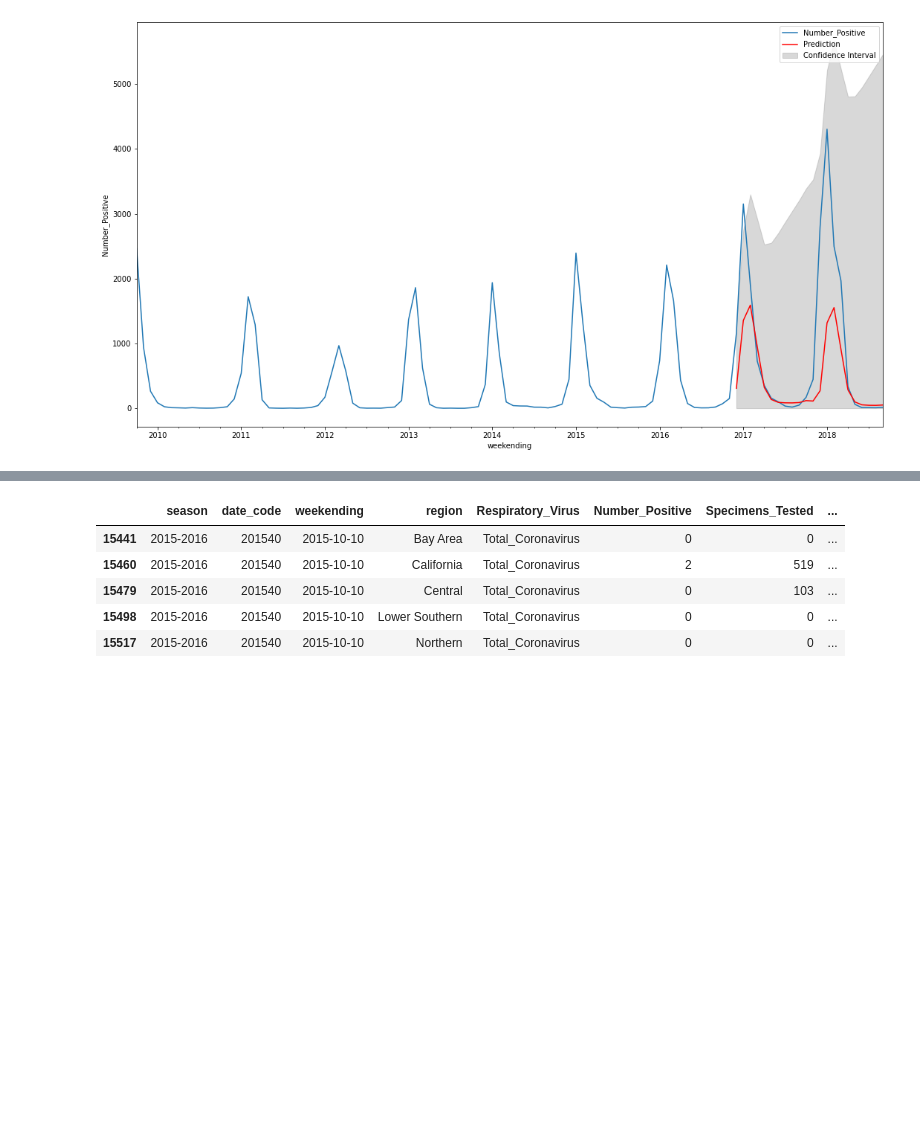
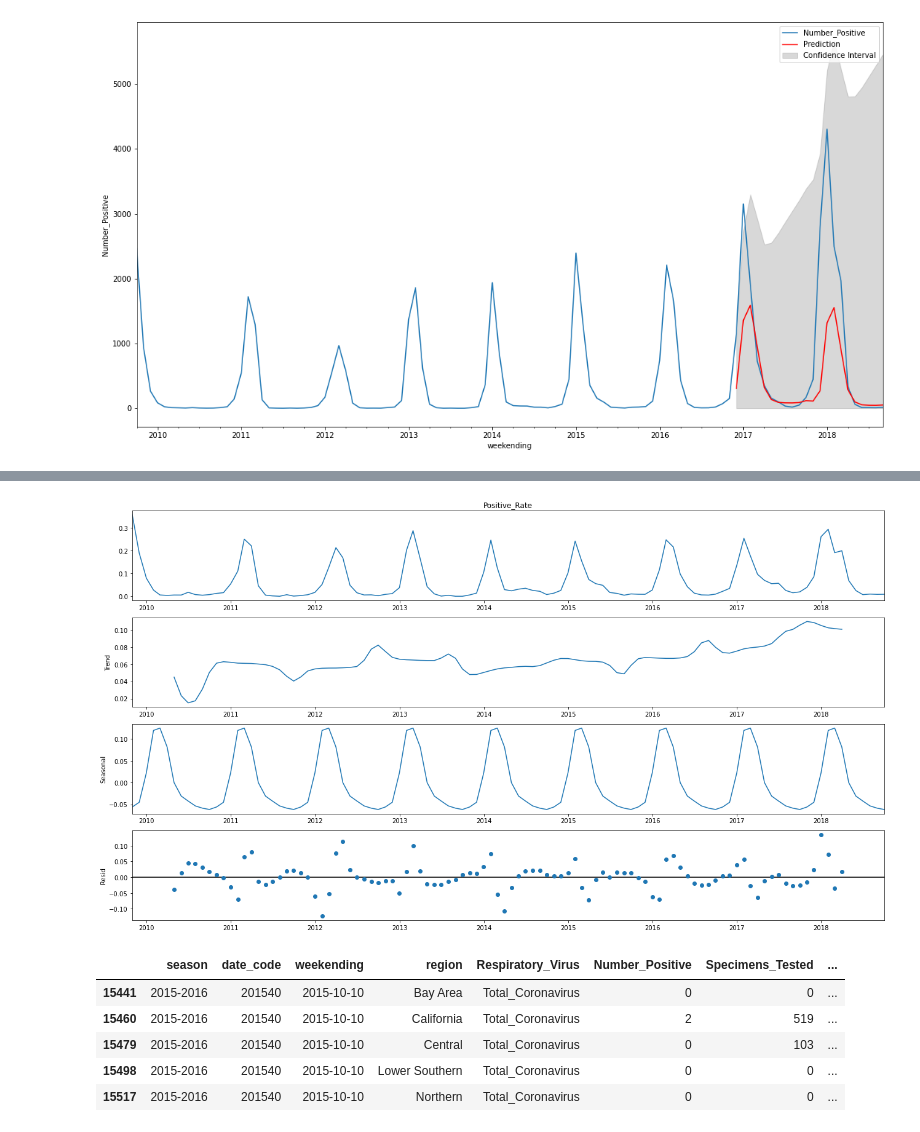
Before and after one commit to danypark91/ts_sarimax, a Jupyter notebook: flu.ipynb, the cells around one changed output, grey strips where cells are left out. Drawn from its saved outputs; the diff is of its cells as text; code cells hidden in the pictures; blank space fills up the shorter version.

```diff
--- a/flu.ipynb
+++ b/flu.ipynb
@@ -390,3 +380,14 @@ plt.legend()
+# %%
+# Decomposing Positive Rate
+from pylab import rcParams
+rcParams['figure.figsize'] = 18, 10
+
+df_monthly_pos2 = df_monthly["Positive_Rate"]
+
+decomp = seasonal_decompose(df_monthly_pos2,model='additive')
+decomp.plot();
+# %% [output]
+[figure, added]
 # %%
 #Subset of flu for total_coronavirus
 #tot_covflu = flu[cov_istotal]
```
Also changed, not shown: parts of 4 cells of this notebook.
